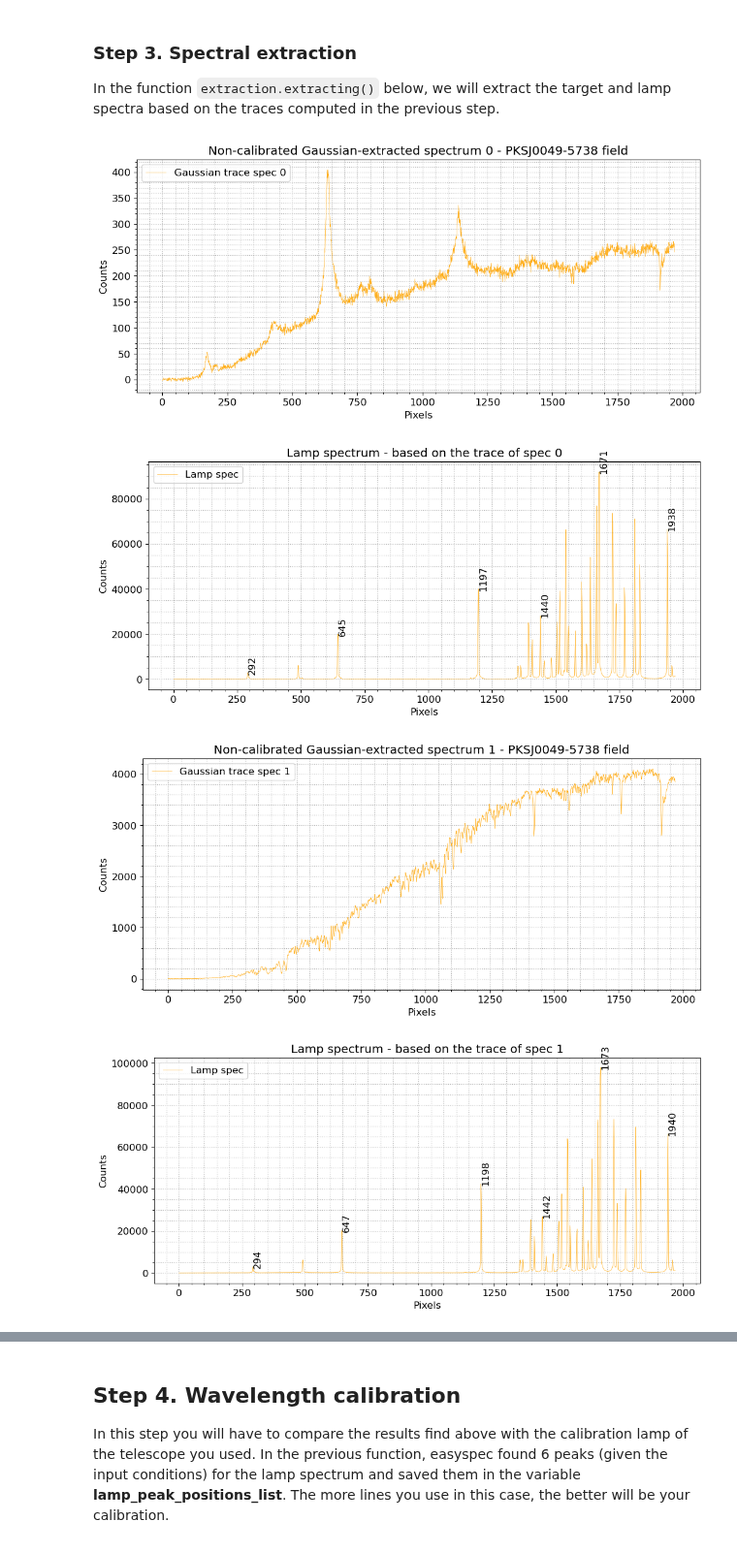
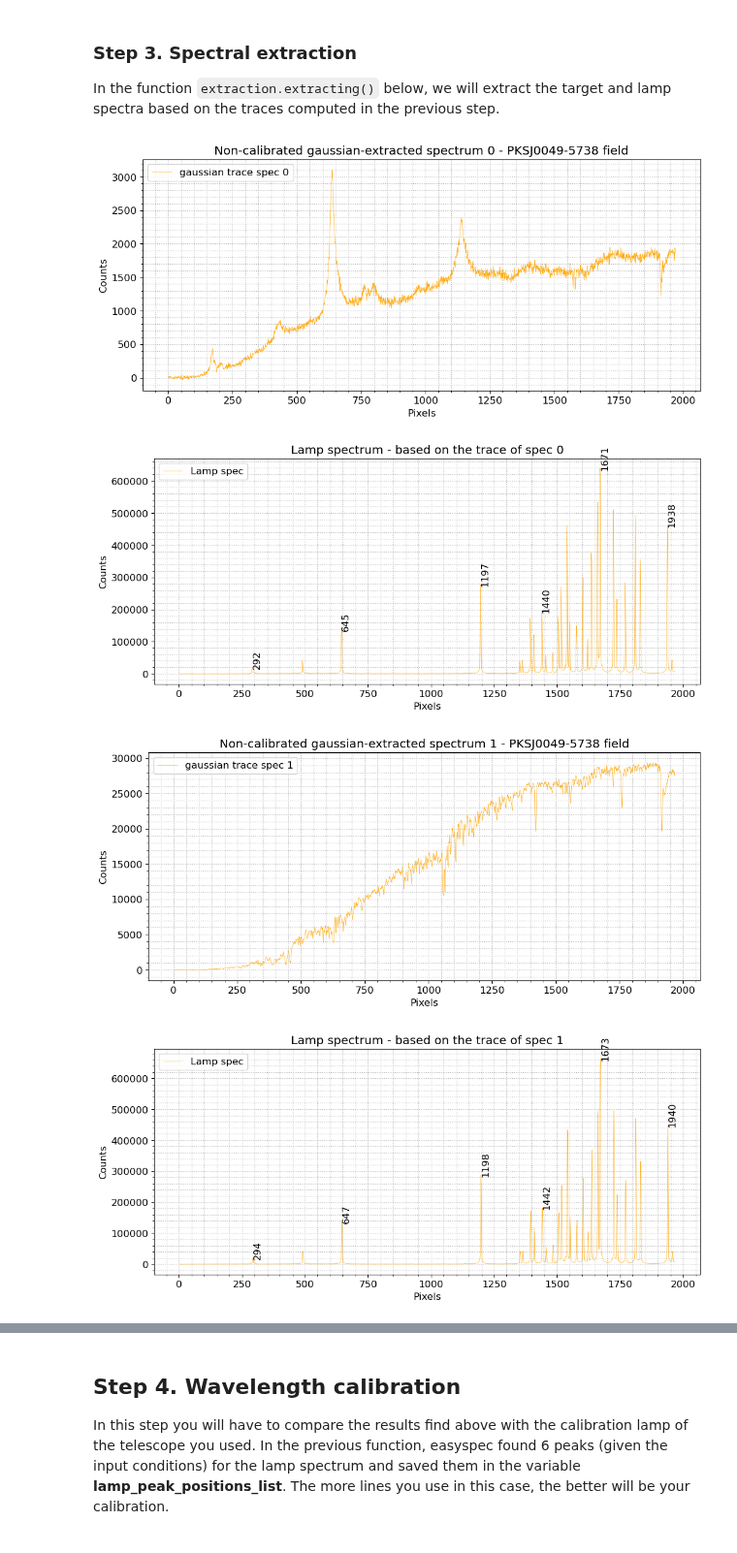
Before and after one commit to ranieremenezes/easyspec, a Jupyter notebook: tutorial/spectroscopy_tracing_easyspec.ipynb, the cells around one changed output, grey strips where cells are left out. Shown at 97% size. Drawn from its saved outputs; the diff is of its cells as text; code cells hidden in the pictures.

Commit message:
tophat extraction + updated tutorial

```diff
--- a/tutorial/spectroscopy_tracing_easyspec.ipynb
+++ b/tutorial/spectroscopy_tracing_easyspec.ipynb
@@ -52,12 +52,12 @@ Now we can use the trace (or traces) saved in **spine_list** to extract the spec
 
 In the function `extraction.extracting()` below, we will extract the target and lamp spectra based on the traces computed in the previous step.
 # %%
-spec_extract_list, lamp_spec_list, lamp_peak_positions_list = extraction.extracting(target_data, spine_list, data_type="target", MC_steps=50, master_lamp_data="./master_lamp.fits", trace_half_width = 7, shift_y_pixels = 21, lamp_peak_height=1000, peak_distance = 160, diagnostic_plots = False, spec_plots = True)
+spec_extract_list, lamp_spec_list, lamp_peak_positions_list = extraction.extracting(target_data, spine_list, data_type="target", MC_steps=50, master_lamp_data="./master_lamp.fits", trace_half_width = 7, shift_y_pixels = 21, extraction_weights="gaussian", lamp_peak_height=None, peak_distance = 160, diagnostic_plots = False, spec_plots = True)
 # %% [output]
-[figure, old version]
+[figure, new version]
-[figure, old version]
+[figure, new version]
-[figure, old version]
+[figure, new version]
-[figure, old version]
+[figure, new version]
 # %% [markdown]
 Ok, these are the target and lamp non-calibrated spectra. We see that our blazar is the *Spec 0*, while *Spec 1* is a star that happened to fall within the slit. We will keep going this tutorial with both spectra.
 
```
Also changed, not shown: parts of 10 cells of this notebook, 1 other file.
